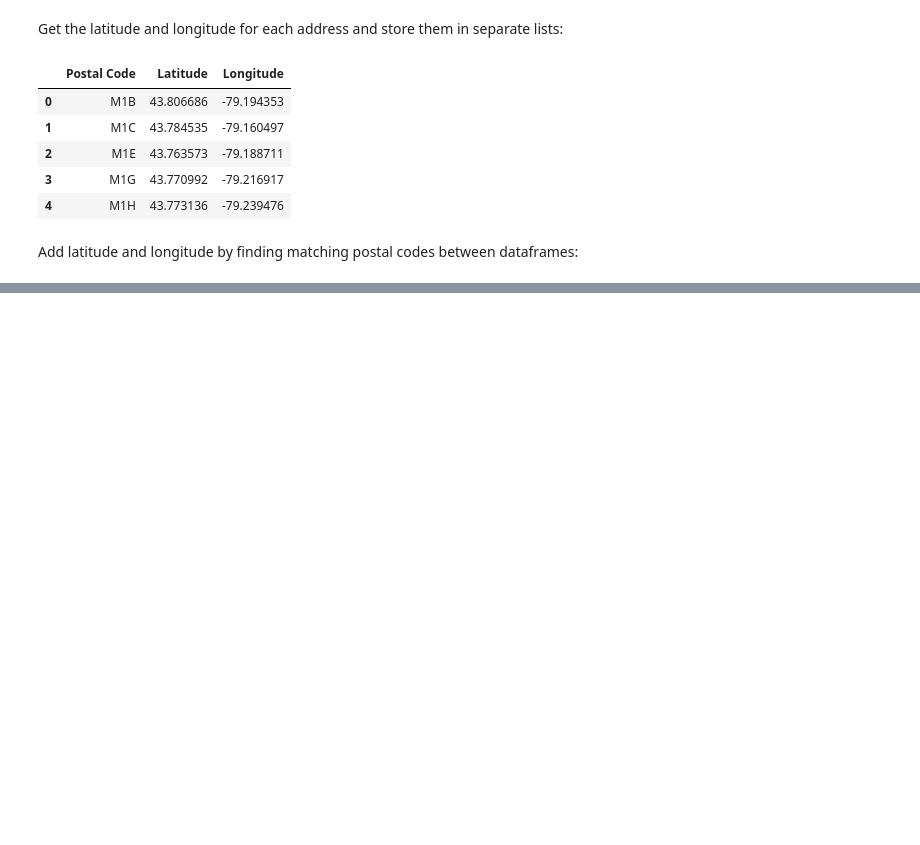
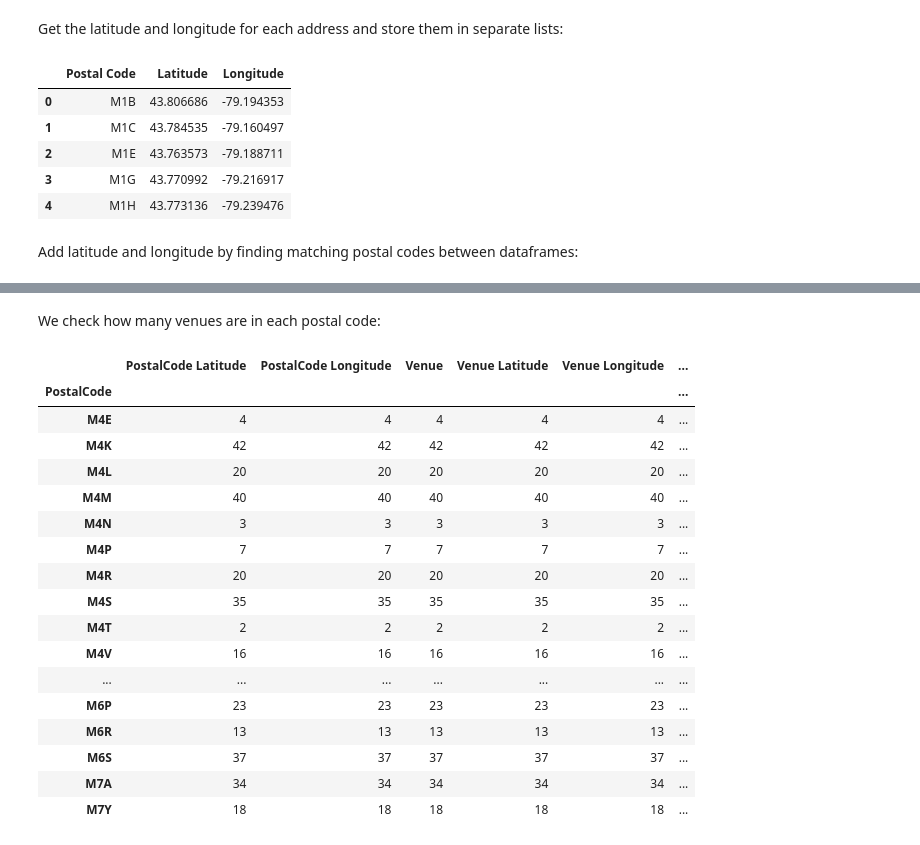
Before and after one commit to lukemohr/Coursera_Capstone, a Jupyter notebook: Segmenting and Clustering Neighborhoods in Toronto.ipynb, the cells around one changed output, grey strips where cells are left out. Drawn from its saved outputs; the diff is of its cells as text; code cells hidden in the pictures; blank space fills up the shorter version.

```diff
--- a/Segmenting and Clustering Neighborhoods in Toronto.ipynb
+++ b/Segmenting and Clustering Neighborhoods in Toronto.ipynb
@@ -112,0 +132,42 @@ loc_df.head()
+# %%
+def getNearbyVenues(names, latitudes, longitudes, radius=500):
+
+    venues_list=[]
+    for name, lat, lng in zip(names, latitudes, longitudes):
+        print(name)
+
+        # create the API request URL
+        url = 'https://api.foursquare.com/v2/venues/explore?&client_id={}&client_secret={}&v={}&ll={},{}&radius={}&limit={}'.format(
+            CLIENT_ID,
+            CLIENT_SECRET,
+            VERSION,
+            lat,
+            lng,
+            radius,
+            LIMIT)
+
+        # make the GET request
+        results = requests.get(url).json()["response"]['groups'][0]['items']
+
+        # return only relevant information for each nearby venue
+        venues_list.append([(
+            name,
+            lat,
+            lng,
+            v['venue']['name'],
+            v['venue']['location']['lat'],
+            v['venue']['location']['lng'],
+            v['venue']['categories'][0]['name']) for v in results])
+
+    nearby_venues = pd.DataFrame([item for venue_list in venues_list for item in venue_list])
+    nearby_venues.columns = ['PostalCode',
+                  'PostalCode Latitude',
+                  'PostalCode Longitude',
+                  'Venue',
+                  'Venue Latitude',
+                  'Venue Longitude',
+                  'Venue Category']
+
+    return(nearby_venues)
+# %%
+toronto_venues = getNearbyVenues(names=tor_df['PostalCode'], latitudes=tor_df['Latitude'], longitudes=tor_df['Longitude'])
@@ -112,0 +192,23 @@ loc_df.head()
+# %% [markdown]
+We check how many venues are in each postal code:
+# %%
+toronto_venues.groupby('PostalCode').count()
+# %% [output]
+|  | PostalCode Latitude | PostalCode Longitude | Venue | Venue Latitude | Venue Longitude | ... |
+| PostalCode |  |  |  |  |  | ... |
+| M4E | 4 | 4 | 4 | 4 | 4 | ... |
+| M4K | 42 | 42 | 42 | 42 | 42 | ... |
+| M4L | 20 | 20 | 20 | 20 | 20 | ... |
+| M4M | 40 | 40 | 40 | 40 | 40 | ... |
+| M4N | 3 | 3 | 3 | 3 | 3 | ... |
+| M4P | 7 | 7 | 7 | 7 | 7 | ... |
+| M4R | 20 | 20 | 20 | 20 | 20 | ... |
+| M4S | 35 | 35 | 35 | 35 | 35 | ... |
+| M4T | 2 | 2 | 2 | 2 | 2 | ... |
+| M4V | 16 | 16 | 16 | 16 | 16 | ... |
+| ... | ... | ... | ... | ... | ... | ... |
+| M6P | 23 | 23 | 23 | 23 | 23 | ... |
+| M6R | 13 | 13 | 13 | 13 | 13 | ... |
+| M6S | 37 | 37 | 37 | 37 | 37 | ... |
+| M7A | 34 | 34 | 34 | 34 | 34 | ... |
+| M7Y | 18 | 18 | 18 | 18 | 18 | ... |
```
Also changed, not shown: parts of 45 cells of this notebook.
